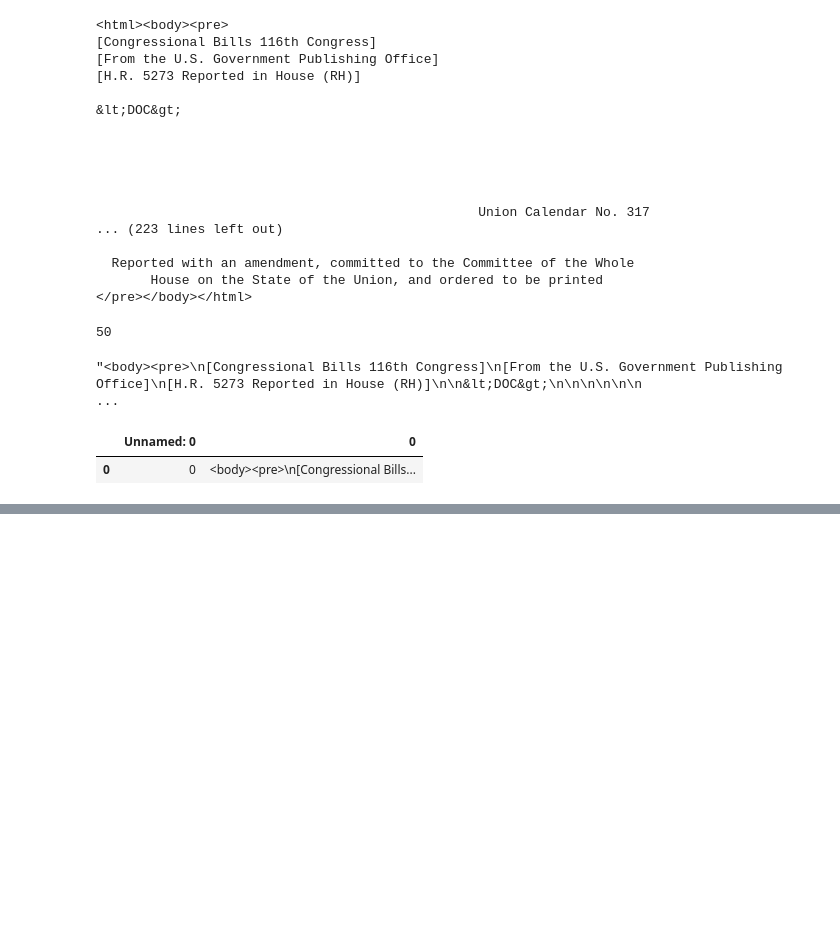
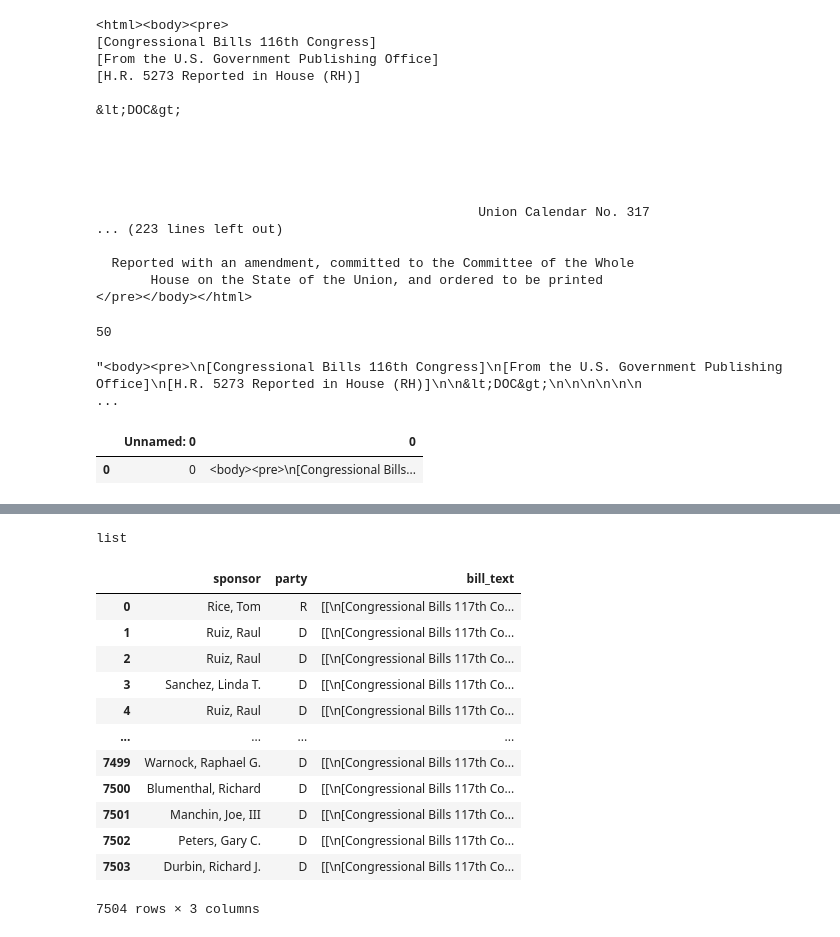
Before and after one commit to good-bill-hunting/political_parser, a Jupyter notebook: jorge-scratch1.ipynb, the cells around one changed output, grey strips where cells are left out. Drawn from its saved outputs; the diff is of its cells as text; code cells hidden in the pictures; blank space fills up the shorter version.

```diff
--- a/jorge-scratch1.ipynb
+++ b/jorge-scratch1.ipynb
@@ -325,0 +331,7 @@ tests.head()
+# %%
+params = {
+    'offset': 0,
+    'pageSize': 1000,
+    'api_key': f'{api_key[9:]}'}
+# %%
+master_list = []
@@ -325,0 +390,21 @@ tests.head()
+# %%
+type(master_list)
+# %% [output]
+list
+# %%
+middle_chunk = pd.DataFrame(master_list)
+middle_chunk
+# %% [output]
+|  | sponsor | party | bill_text |
+| 0 | Rice, Tom | R | [[\n[Congressional Bills 117th Co... |
+| 1 | Ruiz, Raul | D | [[\n[Congressional Bills 117th Co... |
+| 2 | Ruiz, Raul | D | [[\n[Congressional Bills 117th Co... |
+| 3 | Sanchez, Linda T. | D | [[\n[Congressional Bills 117th Co... |
+| 4 | Ruiz, Raul | D | [[\n[Congressional Bills 117th Co... |
+| ... | ... | ... | ... |
+| 7499 | Warnock, Raphael G. | D | [[\n[Congressional Bills 117th Co... |
+| 7500 | Blumenthal, Richard | D | [[\n[Congressional Bills 117th Co... |
+| 7501 | Manchin, Joe, III | D | [[\n[Congressional Bills 117th Co... |
+| 7502 | Peters, Gary C. | D | [[\n[Congressional Bills 117th Co... |
+| 7503 | Durbin, Richard J. | D | [[\n[Congressional Bills 117th Co... |
+7504 rows × 3 columns
```
Also changed, not shown: parts of 16 cells of this notebook, 1 other file.
